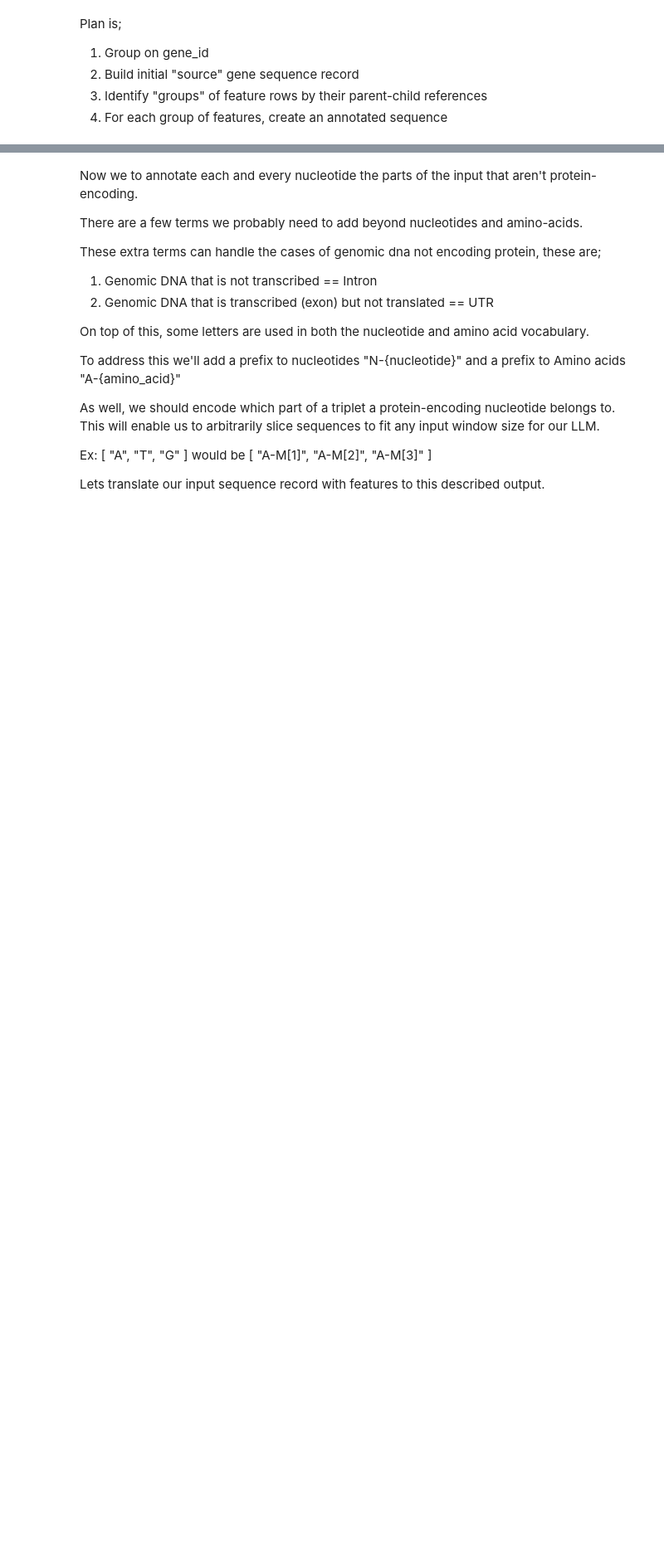
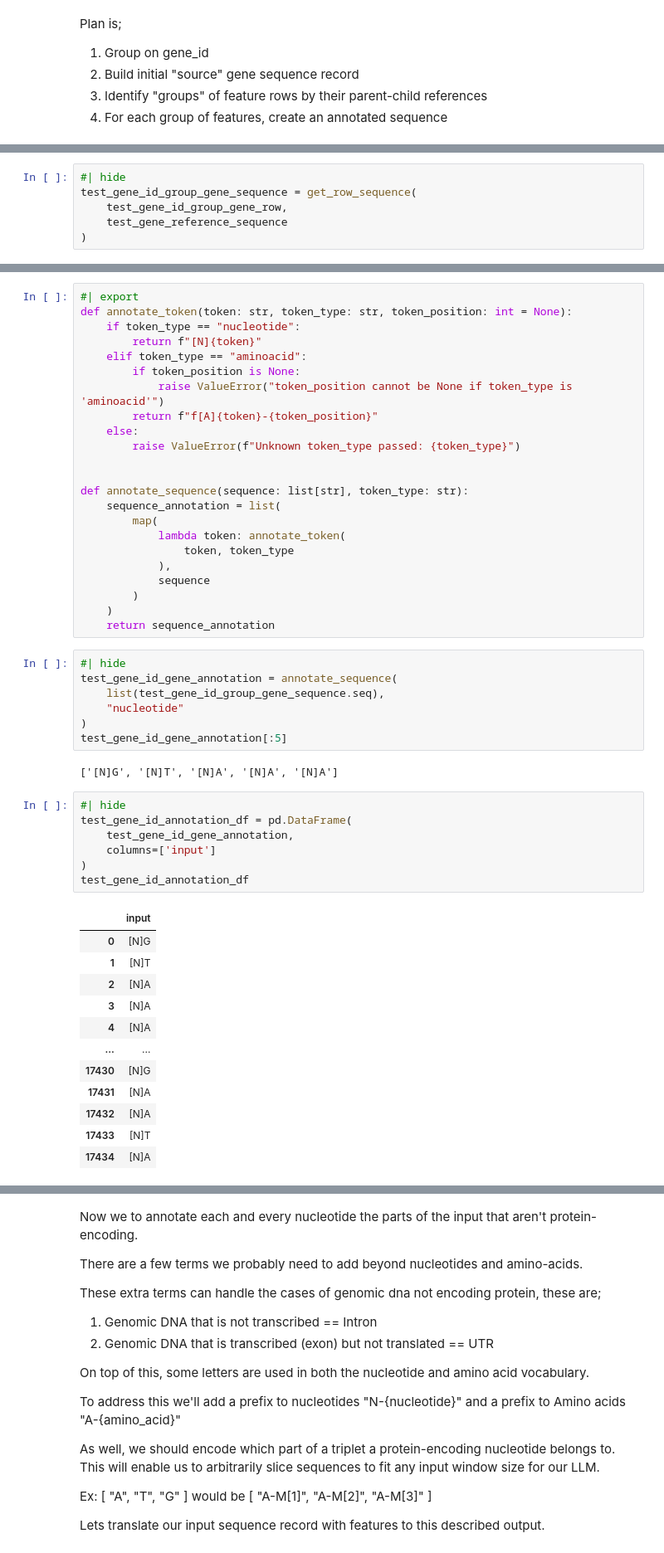
Before and after one commit to DataAndDeadlifts/main, a Jupyter notebook: nbs/03_build-translation-training-data.ipynb, the cells around one changed output, grey strips where cells are left out. Shown at 83% size. Saved outputs shown, nothing was run; the diff lists cells and outputs as text; blank space fills up the shorter version.

```diff
--- a/nbs/03_build-translation-training-data.ipynb
+++ b/nbs/03_build-translation-training-data.ipynb
@@ -345,3 +341,9 @@ test_gene_id_group_gene_sequence = get_gene_sequence(
+# %%
+#| hide
+test_gene_id_group_gene_sequence = get_row_sequence(
+    test_gene_id_group_gene_row,
+    test_gene_reference_sequence
+)
 # %%
 #| hide
 test_gene_id_group_gene_sequence
@@ -349,0 +669,52 @@ SeqRecord(seq=Seq('TGTAAACGCTCTCGGAATTATGGCGGCGGTGGATATCCGAGGTATACTGTATTG...AAT'
+# %%
+#| export
+def annotate_token(token: str, token_type: str, token_position: int = None):
+    if token_type == "nucleotide":
+        return f"[N]{token}"
+    elif token_type == "aminoacid":
+        if token_position is None:
+            raise ValueError("token_position cannot be None if token_type is 'aminoacid'")
+        return f"f[A]{token}-{token_position}"
+    else:
+        raise ValueError(f"Unknown token_type passed: {token_type}")
+
+
+def annotate_sequence(sequence: list[str], token_type: str):
+    sequence_annotation = list(
+        map(
+            lambda token: annotate_token(
+                token, token_type
+            ),
+            sequence
+        )
+    )
+    return sequence_annotation
+# %%
+#| hide
+test_gene_id_gene_annotation = annotate_sequence(
+    list(test_gene_id_group_gene_sequence.seq),
+    "nucleotide"
+)
+test_gene_id_gene_annotation[:5]
+# %% [output]
+['[N]G', '[N]T', '[N]A', '[N]A', '[N]A']
+# %%
+#| hide
+test_gene_id_annotation_df = pd.DataFrame(
+    test_gene_id_gene_annotation,
+    columns=['input']
+)
+test_gene_id_annotation_df
+# %% [output]
+|  | input |
+| 0 | [N]G |
+| 1 | [N]T |
+| 2 | [N]A |
+| 3 | [N]A |
+| 4 | [N]A |
+| ... | ... |
+| 17430 | [N]G |
+| 17431 | [N]A |
+| 17432 | [N]A |
+| 17433 | [N]T |
+| 17434 | [N]A |
```
Also changed, not shown: parts of 37 cells of this notebook, 1 other file.
